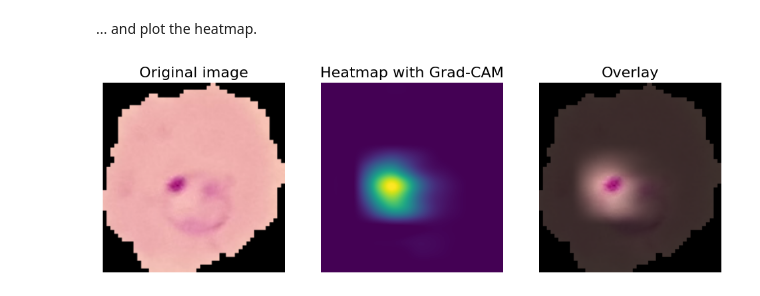
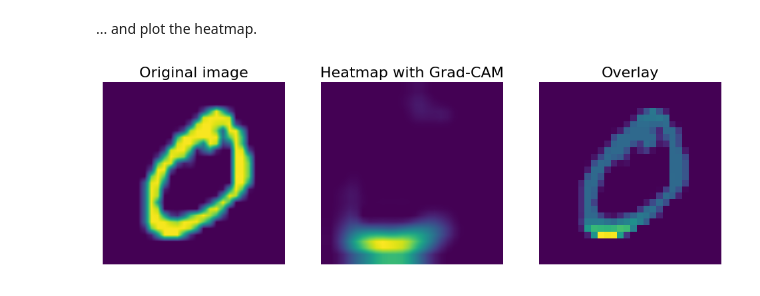
Before and after one commit to HuiningLiu02/TIF360-Advanced-machine-learning-with-neural-networks, a Jupyter notebook: Ch03_CNN/mnist.ipynb, the cells around one changed output. Cells and saved outputs as stored; diff of their text form; code cells hidden in the pictures.

```diff
--- a/Ch03_CNN/mnist.ipynb
+++ b/Ch03_CNN/mnist.ipynb
@@ -50,13 +50,15 @@ train_image_files = sorted(os.listdir(train_path))
 # %%
 import matplotlib.pyplot as plt
 import deeplay as dl
+import torch
+
 train_path = os.path.join("MNIST_dataset", "mnist", "train")
 train_image_files = sorted(os.listdir(train_path))
 
 train_images = []
 for file in train_image_files:
     image = plt.imread(os.path.join(train_path, file))
-    image = torch.tensor(image)
+    image = torch.tensor(image).unsqueeze(0)
     train_images.append(image)
 
 
@@ -66,8 +68,3 @@ for file in train_image_files:
     digit = int(filename[0])
     digit_one_hot = torch.nn.functional.one_hot(torch.tensor(digit), num_classes=10).float()
     train_digits.append(digit_one_hot)
-
-train_images_digits = list(zip(train_images, train_digits))
-
-# **创建 DataLoader**
-train_dataloader = dl.DataLoader(train_images_digits, batch_size=32, shuffle=True)
@@ -258,10 +302,8 @@ tensor([[[-0.1672, -0.0741, -0.0677],
 
 Pick the image of an infected smear to then check the activations it produces on the last convolutional layer ...
 # %%
-from PIL import Image
+#from PIL import Image
 
 im_ind = 0
-image_filename = dataset.samples[im_ind][0]
-image_hr = Image.open(image_filename)
-image = image_trans(image_hr)
+image = train_images_digits[im_ind][0]
 # %% [markdown]
@@ -349,29 +418,29 @@ heatmap = relu((pooled_gradients * activations).sum(0)).detach().numpy()
 # %%
 from numpy import array
 from skimage.exposure import rescale_intensity
 from skimage.transform import resize
 
-rescaled_image = rescale_intensity(array(image_hr), out_range=(0, 1))
+rescaled_image = rescale_intensity(array(image.numpy().transpose(1, 2, 0)), out_range=(0, 1))
 resized_heatmap = resize(heatmap, rescaled_image.shape, order=2)
 rescaled_heatmap = rescale_intensity(resized_heatmap, out_range=(0.25, 1))
 
 plt.figure(figsize=(12, 5))
 
 plt.subplot(1, 3, 1)
 plt.imshow(rescaled_image, interpolation="bilinear")
 plt.title("Original image", fontsize=16)
 plt.axis("off")
 
 plt.subplot(1, 3, 2)
 plt.imshow(rescaled_heatmap.mean(axis=-1), interpolation="bilinear")
 plt.title("Heatmap with Grad-CAM", fontsize=16)
 plt.axis("off")
 
 plt.subplot(1, 3, 3)
 plt.imshow(rescaled_image * rescaled_heatmap)
 plt.title("Overlay", fontsize=16)
 plt.axis("off")
 
 plt.show()
 # %% [output]
-[figure, old version]
+[figure, new version]
```
Also changed, not shown: parts of 25 cells of this notebook.
